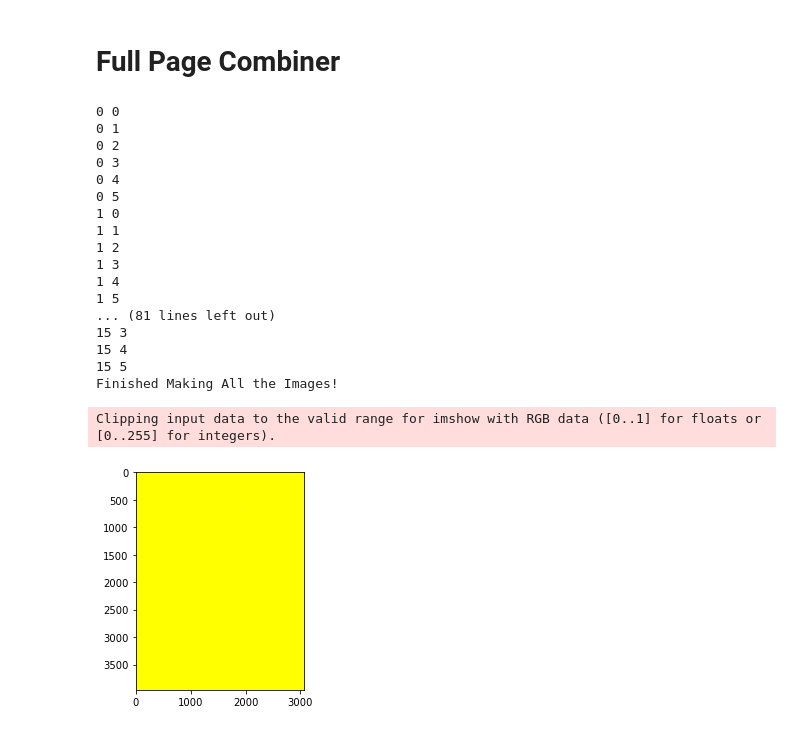
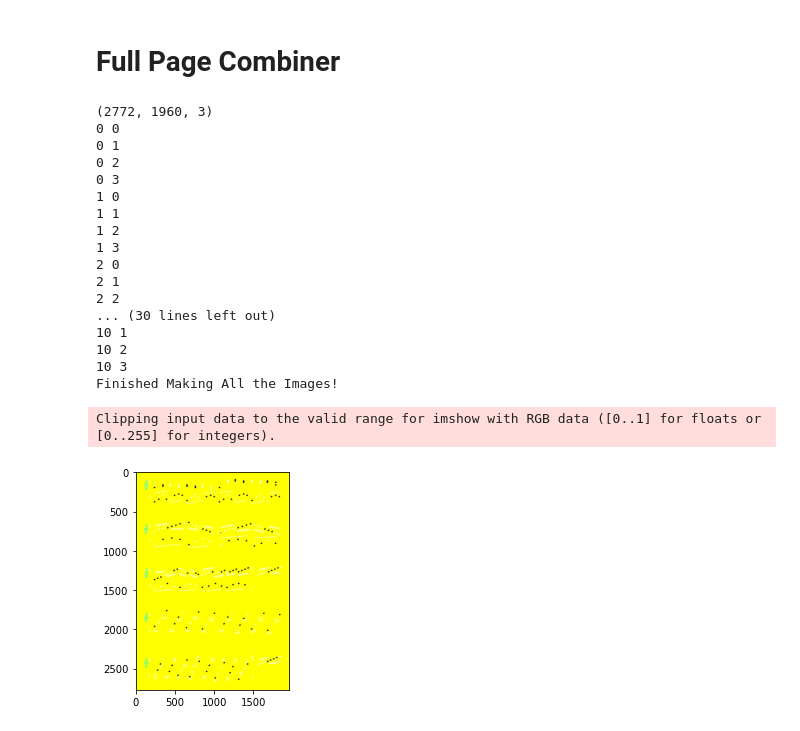
Before and after one commit to AshwinS27/TrebleInTheSheets, a Jupyter notebook: SemanticSegmentation.ipynb, the cells around one changed output. Cells and saved outputs as stored; diff of their text form; code cells hidden in the pictures.

```diff
--- a/SemanticSegmentation.ipynb
+++ b/SemanticSegmentation.ipynb
@@ -233,16 +233,16 @@ def save_label(label, path, ):
         '#0080FF',
         '#000000',
         '#80FF80',
-        '#FF8000',
-        '#AA8000',
+        '#FF8000', # CLEF
+        '#FFFFFF',
         '#348201',
         '#e63492',
         '#b95b18',
-        '#32e2aa',
-        '#262a5a',
+        '#32e2aa', #Middle Halves
+        '#262a5a', #Line Halves
         '#f0ae3b',
-        '#a49540',
-        '#f8fb25'
+        '#a49540', #sharps
+        '#f8fb25' #Flats
 
     ]
     assert(np.max(label)<len(colormap))
@@ -504,18 +504,24 @@ import cv2
 
 ## Load the NET
 net = Net().to(device)
-net.load_state_dict(torch.load("./models/model_skiplink_starter_net.pth"))
+net.load_state_dict(torch.load("./models/model_april_23.pth"))
 net.eval()
 
 # Get Image with some padding
-img_name = 'thot_buns2.png'
+img_name = 'test_orig.png'
 img = np.array(Image.open(img_name))
+#img = cv2.resize(img, dsize=(img.shape[1]*2, img.shape[0]*2))
+
+#img = np.stack((img,)*3, axis=-1)
+print(img.shape)
+#img = np.array([img, img, img])
 cv2.imwrite(os.path.join('output', img_name), img)
 H, W, _ = img.shape
 
 img_w_padding = array_created = np.full((H + 256, W+512, 3), 255, dtype = np.uint8)
 img_w_padding[0:H, 0:W] = img
 img = img_w_padding
+
 segmented_img = np.zeros(img.shape)
 img = torch.FloatTensor(img).permute(2, 0, 1)
 
@@ -541,39 +547,39 @@ for row in range(math.ceil(H/256)):
             c, h, w = output.shape
             assert(c == N_CLASS)
             y = np.argmax(output, 0).astype('uint8')
             save_label(y, './{}/{},{}.png'.format(folder, row, col))
 print("Finished Making All the Images!")
 
 ##### Put the images back together
 for row in range(math.ceil(H/256)):
     for col in range(math.ceil(W/512)):
         f_name = str(row) + "," + str(col) + ".png"
         segmented_segment = cv2.imread(os.path.join('output', f_name), cv2.IMREAD_COLOR)
         i = row * 256
         j = col*512
         segmented_img[i:i+256, j:j+512] = segmented_segment
 
 segmented_img = segmented_img[0:H, 0:W]
 cv2.imwrite('output/final.png', segmented_img)
 plt.imshow(segmented_img)
 plt.show()
 # %% [output]
+(2772, 1960, 3)
 0 0
 0 1
 0 2
 0 3
-0 4
-0 5
 1 0
 1 1
 1 2
 1 3
-1 4
-1 5
-... (81 lines left out)
-15 3
-15 4
-15 5
+2 0
+2 1
+2 2
+... (30 lines left out)
+10 1
+10 2
+10 3
 Finished Making All the Images!
 Clipping input data to the valid range for imshow with RGB data ([0..1] for floats or [0..255] for integers).
-[figure, old version]
+[figure, new version]
```
Also changed, not shown: parts of 4 cells of this notebook, 52 other files.
